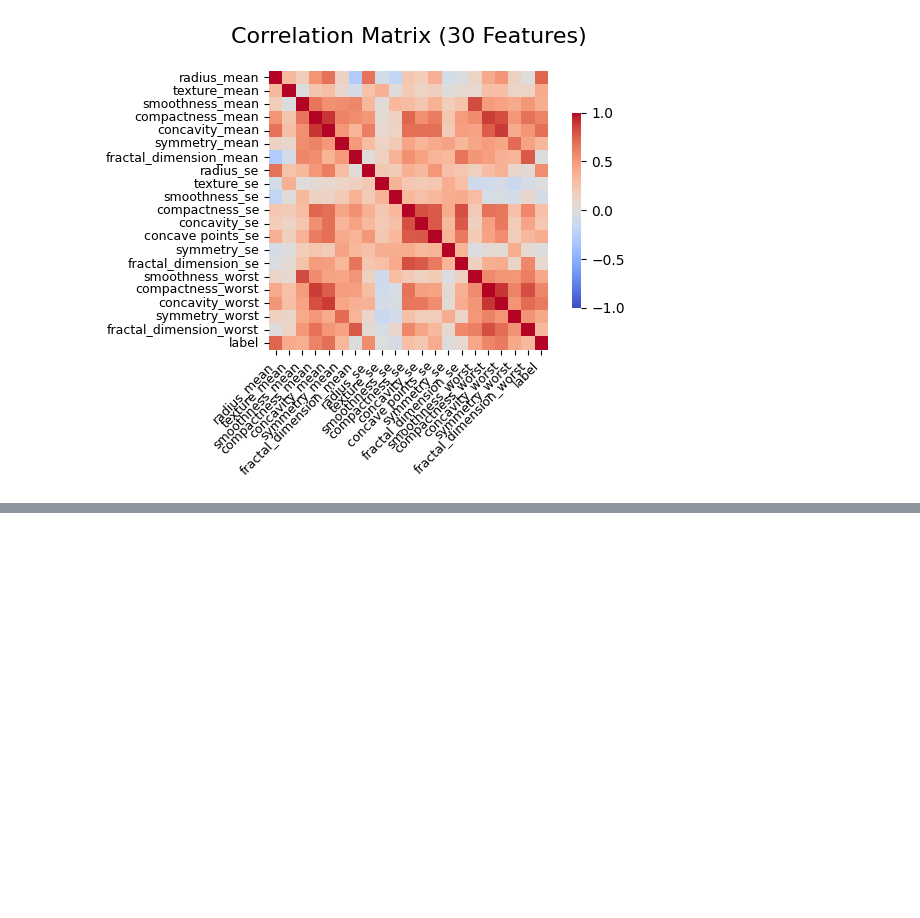
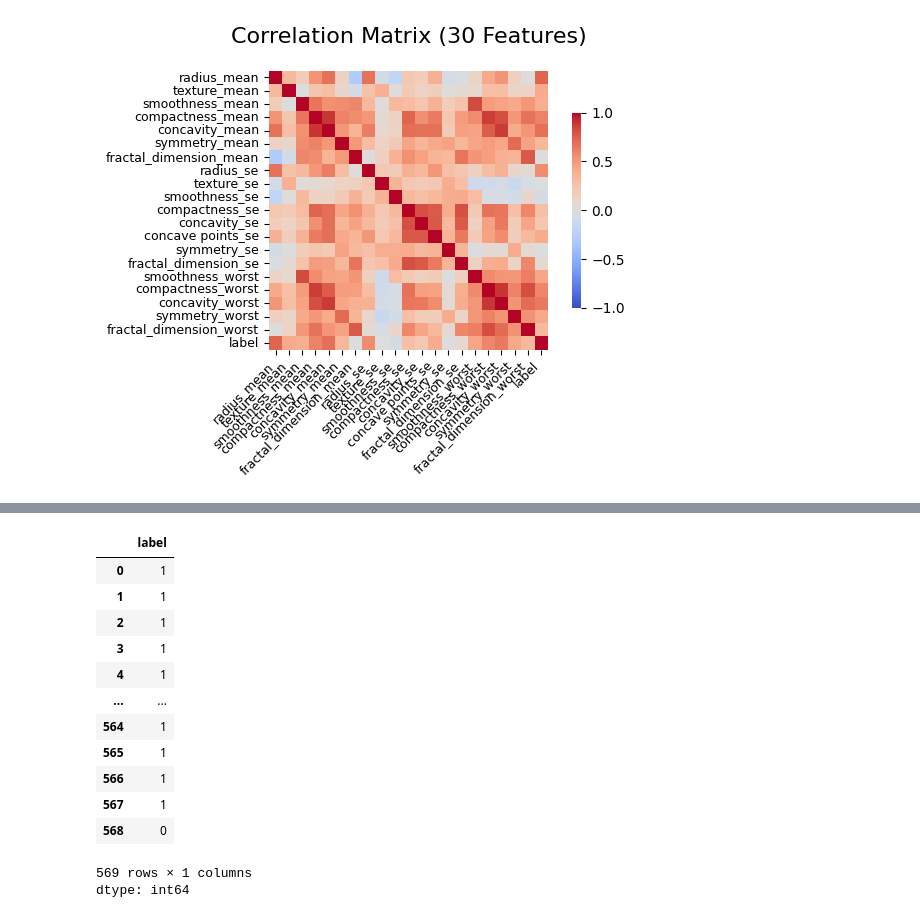
Before and after one commit to subhashiitb/100-Days-of-ML, a Jupyter notebook: ML Project/Breast Cancer/BC-detection.ipynb, the cells around one changed output, grey strips where cells are left out. Saved outputs shown, nothing was run; the diff lists cells and outputs as text; code cells hidden in the pictures; blank space fills up the shorter version.

```diff
--- a/ML Project/Breast Cancer/BC-detection.ipynb
+++ b/ML Project/Breast Cancer/BC-detection.ipynb
@@ -521,0 +624,19 @@ plt.show()
+# %%
+y = df['label']
+# %%
+y
+# %% [output]
+|  | label |
+| 0 | 1 |
+| 1 | 1 |
+| 2 | 1 |
+| 3 | 1 |
+| 4 | 1 |
+| ... | ... |
+| 564 | 1 |
+| 565 | 1 |
+| 566 | 1 |
+| 567 | 1 |
+| 568 | 0 |
+569 rows × 1 columns
+dtype: int64
```
Also changed, not shown: parts of 10 cells of this notebook.
